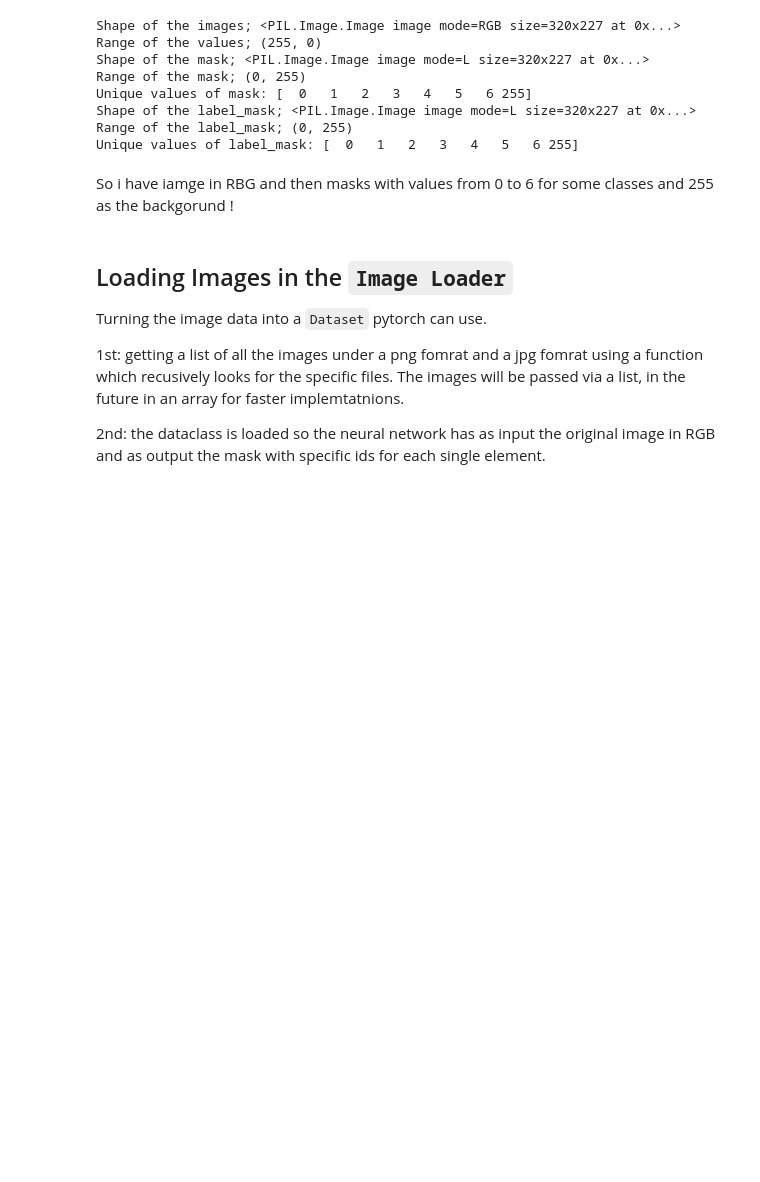
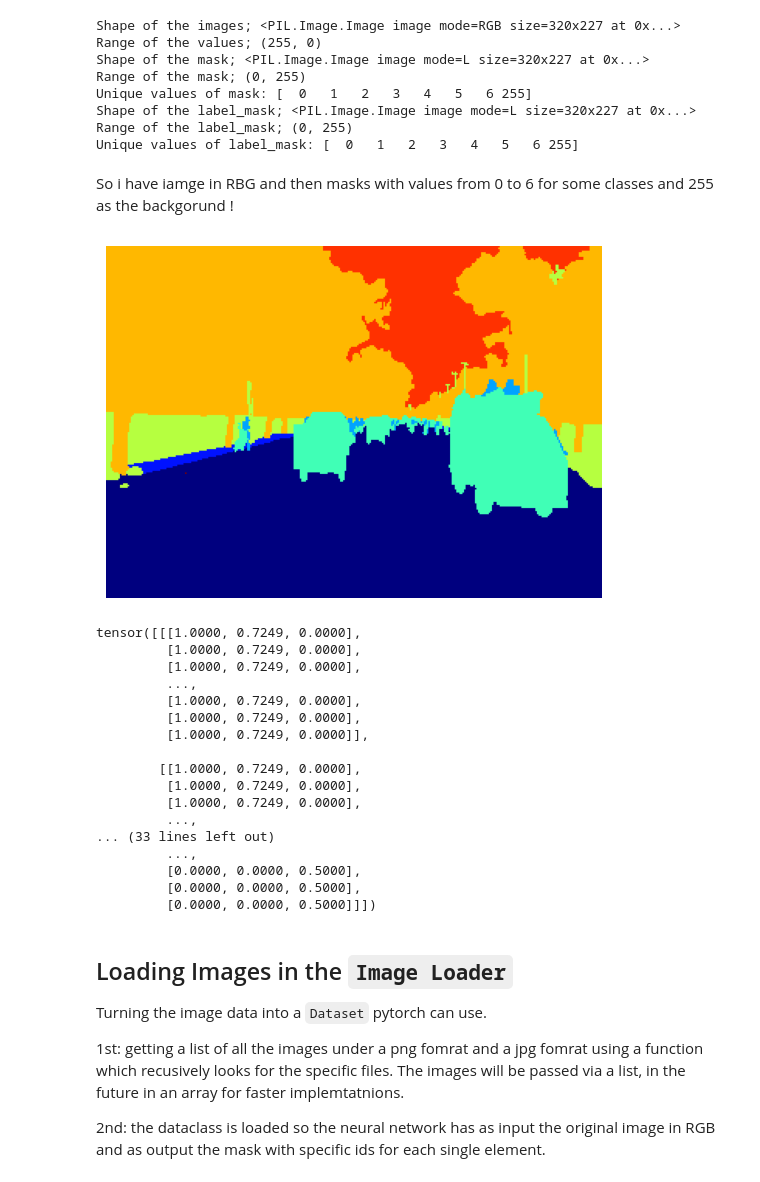
Before and after one commit to iltranqui/learn_anything, a Jupyter notebook: Segmentation/idd_lite.ipynb, the cells around one changed output. Saved outputs shown, nothing was run; the diff lists cells and outputs as text; code cells hidden in the pictures; blank space fills up the shorter version.

```diff
--- a/Segmentation/idd_lite.ipynb
+++ b/Segmentation/idd_lite.ipynb
@@ -51,6 +52,27 @@ Range of the label_mask; (0, 255)
 Unique values of label_mask: [  0   1   2   3   4   5   6 255]
 # %% [markdown]
 So i have iamge in RBG and then masks with values from 0 to 6 for some classes and 255 as the backgorund !
+# %%
+plot_combined_masks(generate_binary_masks(mask), show_plot=True)
+# %% [output]
+[figure, added]
+tensor([[[1.0000, 0.7249, 0.0000],
+         [1.0000, 0.7249, 0.0000],
+         [1.0000, 0.7249, 0.0000],
+         ...,
+         [1.0000, 0.7249, 0.0000],
+         [1.0000, 0.7249, 0.0000],
+         [1.0000, 0.7249, 0.0000]],
+
+        [[1.0000, 0.7249, 0.0000],
+         [1.0000, 0.7249, 0.0000],
+         [1.0000, 0.7249, 0.0000],
+         ...,
+... (33 lines left out)
+         ...,
+         [0.0000, 0.0000, 0.5000],
+         [0.0000, 0.0000, 0.5000],
+         [0.0000, 0.0000, 0.5000]]])
 # %% [markdown]
 ## Loading Images in the `Image Loader`
 
```
Also changed, not shown: parts of 9 cells of this notebook, 1 other file.
